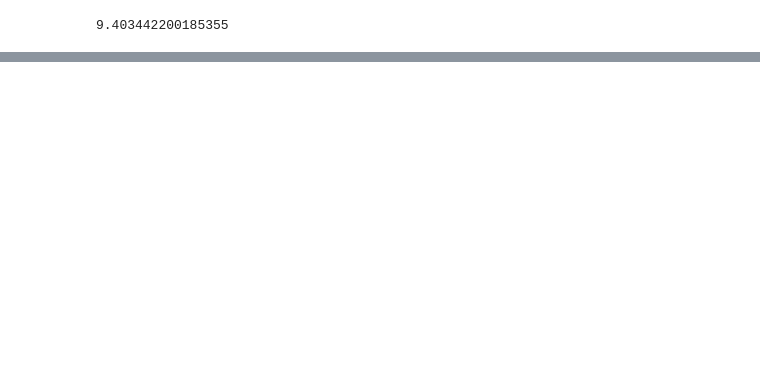
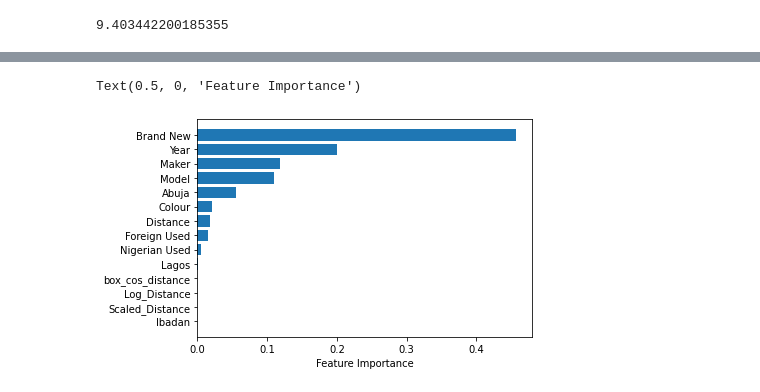
Before and after one commit to eskayML/Free-ai-classes-2022, a Jupyter notebook: Using_Boosting.ipynb, the cells around one changed output, grey strips where cells are left out. Cells and saved outputs as stored; diff of their text form; code cells hidden in the pictures; blank space fills up the shorter version.

```diff
--- a/Using_Boosting.ipynb
+++ b/Using_Boosting.ipynb
@@ -61,3 +79,11 @@ mean_squared_error(y_test,xgb_preds,squared=False)
+# %%
+import matplotlib.pyplot as plt
+sort = xgb.feature_importances_.argsort()
+plt.barh(X.columns[sort], xgb.feature_importances_[sort])
+plt.xlabel("Feature Importance")
+# %% [output]
+Text(0.5, 0, 'Feature Importance')
+[figure, added]
 # %%
 
 
```
Also changed, not shown: parts of 10 cells of this notebook.
